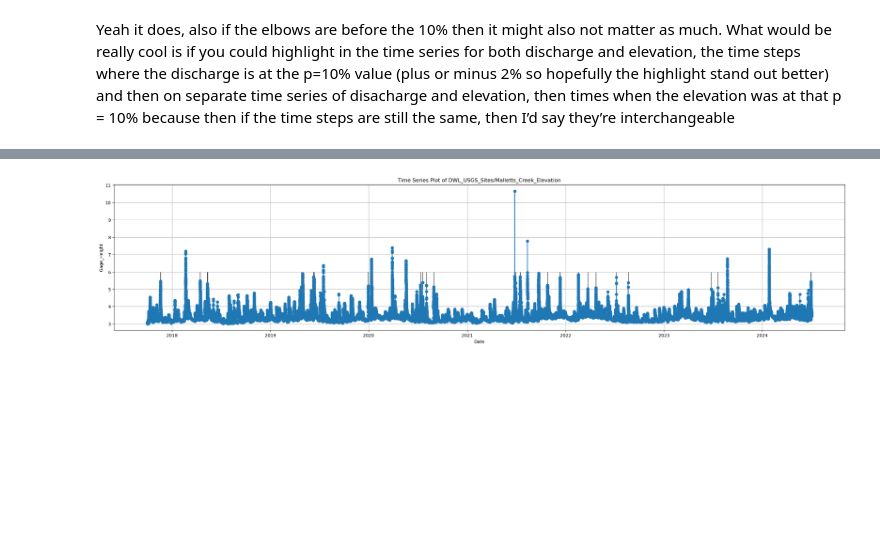
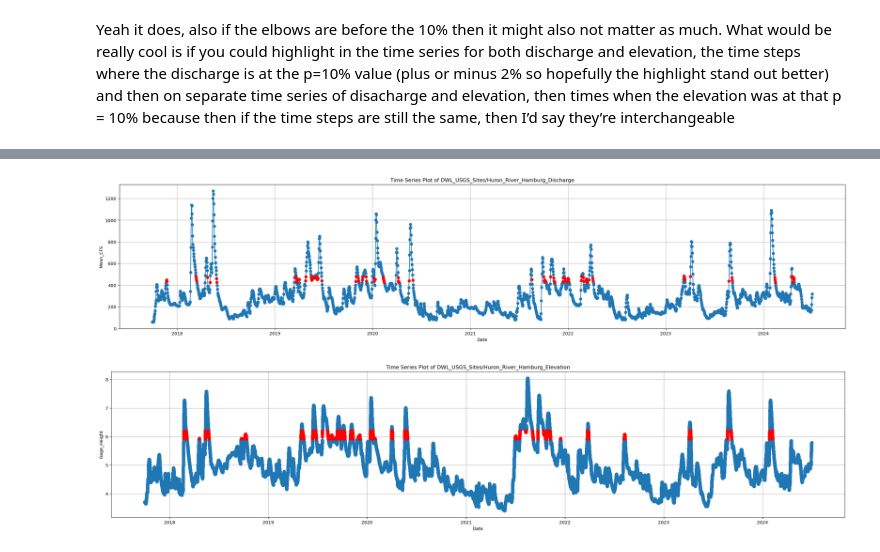
Before and after one commit to shinapatel/Recalculating_Flow_CCDFs, a Jupyter notebook: DWL_CCDFs.ipynb, the cells around one changed output, grey strips where cells are left out. Saved outputs shown, nothing was run; the diff lists cells and outputs as text; code cells hidden in the pictures; blank space fills up the shorter version.

Commit message:
completed highlights

```diff
--- a/DWL_CCDFs.ipynb
+++ b/DWL_CCDFs.ipynb
@@ -317,9 +350,9 @@ if P == 12:
 # %%
-def DWL_plotTimeSeries_Highlighted_P10(file_name, var):
+def DWL_plotTimeSeries_Highlighted_P10(df, file_name, var, output_csv, low, high):
 
-    df = pd.read_csv(file_name+".csv")
-    df['Datetime'] = pd.to_datetime(df['Datetime'])
-    df
+    # df = pd.read_csv(file_name+".csv")
+    # df['Datetime'] = pd.to_datetime(df['Datetime'])
+    # df
 
     current_date = pd.Timestamp.now()
     ten_years_ago = current_date - pd.DateOffset(years=10)
@@ -331,9 +364,15 @@ def DWL_plotTimeSeries_Highlighted_P10(file_name, var):
     fig, ax = plt.subplots(figsize=(30, 6))
     ax.plot(df['Datetime'], df[var], marker='o', linestyle='-')
 
-    # Highlight range from 23 to 25
-    ax.fill_between(df['Datetime'], 5, 6, where=(df[var] >= 5) & (df[var] <= 6),
-                    color='black', alpha=0.9, label='Range [5, 6]')
+    # Extract red colored points (gage height between 5 and 6)
+    red_points = df[(df[var] >= low) & (df[var] <= high)].copy()
+
+    # Save red points to CSV
+    red_points.to_csv(output_csv, index=False)
+
+     # Highlight points where gage height is between 5 and 6
+    mask = (df[var] >= low) & (df[var] <= high)
+    ax.scatter(df.loc[mask, 'Datetime'], df.loc[mask, var], color='red', label='Gage Height [5, 6]', zorder=5)
 
     plt.title('Time Series Plot of ' + file_name)
     plt.xlabel('Date')
@@ -341,7 +380,9 @@ def DWL_plotTimeSeries_Highlighted_P10(file_name, var):
     plt.grid(True)
 
     return plt.show()
-# %%
-DWL_plotTimeSeries_Highlighted_P10(file_name = file_name_2, var = var_2)
-# %% [output]
-[figure, removed]
+# %%
+DWL_plotTimeSeries_Highlighted_P10(df = df1, file_name = file_name_1, var = var_1, output_csv='red_points.csv', low=426, high=481)
+DWL_plotTimeSeries_Highlighted_P10(df = df2, file_name = file_name_2, var = var_2, output_csv='red_points.csv', low=5.92, high=6.2)
+# %% [output]
+[figure, added]
+[figure, added]
```
Also changed, not shown: parts of 6 cells of this notebook, 2 other files.
